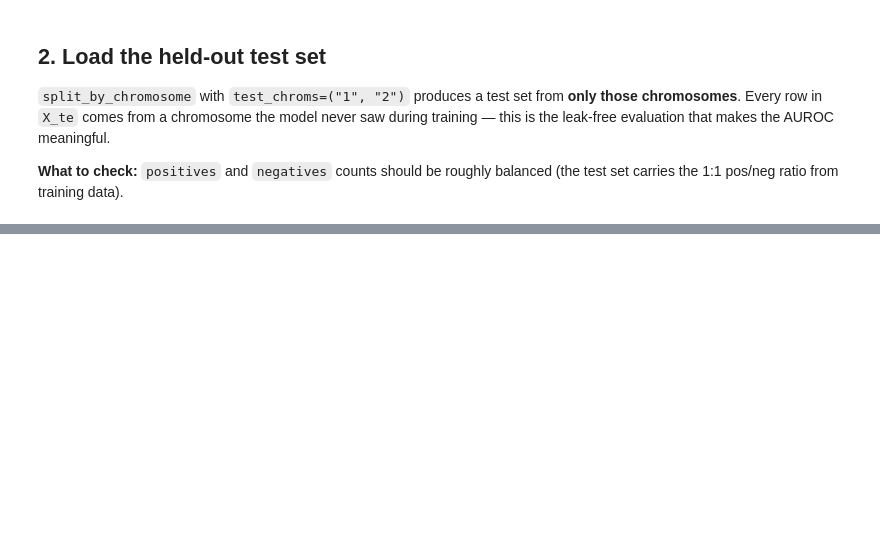
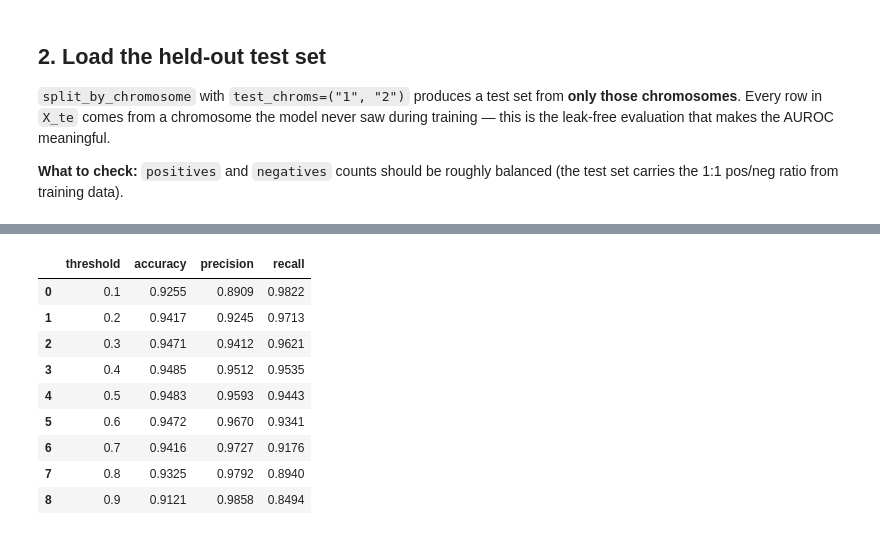
Before and after one commit to lux-zel/TFBS-creb1-predicter, a Jupyter notebook: notebooks/02_eval.ipynb, the cells around one changed output, grey strips where cells are left out. Saved outputs shown, nothing was run; the diff lists cells and outputs as text; code cells hidden in the pictures; blank space fills up the shorter version.

```diff
--- a/notebooks/02_eval.ipynb
+++ b/notebooks/02_eval.ipynb
@@ -80,0 +201,24 @@ checkpoint: checkpoints/cnn.pt
+# %%
+per_chrom = evaluate_by_chromosome(y_true, y_prob, chroms_te, THRESHOLD)
+
+rows = []
+for chrom, m in per_chrom.items():
+    if "auroc" in m:
+        rows.append({
+            "chrom": chrom,
+            "n": m["n"],
+            "auroc": round(m["auroc"], 4),
+            "auprc": round(m["auprc"], 4),
+            "accuracy": round(m["accuracy"], 4),
+        })
+    else:
+        rows.append({
+            "chrom": chrom,
+            "n": m["n"],
+            "auroc": None,
+            "auprc": None,
+            "accuracy": None,
+        })
+
+df = pd.DataFrame(rows).sort_values("chrom").reset_index(drop=True)
+display(df)
@@ -80,0 +285,23 @@ checkpoint: checkpoints/cnn.pt
+# %%
+rows = []
+for t in [0.1, 0.2, 0.3, 0.4, 0.5, 0.6, 0.7, 0.8, 0.9]:
+    m = compute_metrics(y_true, y_prob, threshold=t)
+    rows.append({
+        "threshold": t,
+        "accuracy": round(m["accuracy"], 4),
+        "precision": round(m["precision"], 4),
+        "recall": round(m["recall"], 4),
+    })
+
+display(pd.DataFrame(rows))
+# %% [output]
+|  | threshold | accuracy | precision | recall |
+| 0 | 0.1 | 0.9255 | 0.8909 | 0.9822 |
+| 1 | 0.2 | 0.9417 | 0.9245 | 0.9713 |
+| 2 | 0.3 | 0.9471 | 0.9412 | 0.9621 |
+| 3 | 0.4 | 0.9485 | 0.9512 | 0.9535 |
+| 4 | 0.5 | 0.9483 | 0.9593 | 0.9443 |
+| 5 | 0.6 | 0.9472 | 0.9670 | 0.9341 |
+| 6 | 0.7 | 0.9416 | 0.9727 | 0.9176 |
+| 7 | 0.8 | 0.9325 | 0.9792 | 0.8940 |
+| 8 | 0.9 | 0.9121 | 0.9858 | 0.8494 |
```
Also changed, not shown: parts of 19 cells of this notebook.
